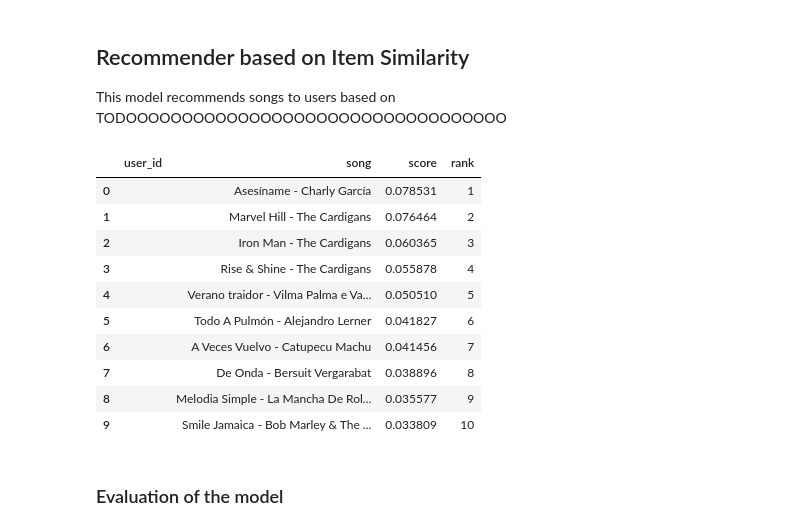
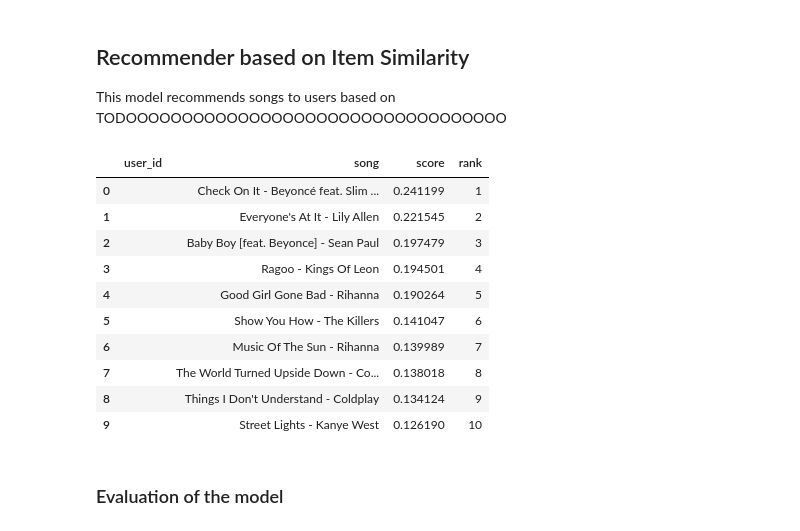
Before and after one commit to PierreChag/fml-spotify-recommendation, a Jupyter notebook: Recommender.ipynb, the cells around one changed output. Drawn from its saved outputs; the diff is of its cells as text; code cells hidden in the pictures.

```diff
--- a/Recommender.ipynb
+++ b/Recommender.ipynb
@@ -120,20 +125,20 @@ This model recommends songs to users based on TODOOOOOOOOOOOOOOOOOOOOOOOOOOOOOOO
 # %%
 reco_sim = Recommenders.ItemSimilarityRecommender(df_test, seed, sample_fraction)
 
-# Example with user ee7aa84c164038c963cfd02a7e52a5598aa470c3
-reco_sim.recommend('ee7aa84c164038c963cfd02a7e52a5598aa470c3', 10)[0]
+# Example with user ca055b9072e5a68d89f42099869213404f56a981
+reco_sim.recommend('ca055b9072e5a68d89f42099869213404f56a981', 10)[0]
 # %% [output]
 |  | user_id | song | score | rank |
-| 0 |  | Asesíname - Charly García | 0.078531 | 1 |
-| 1 |  | Marvel Hill - The Cardigans | 0.076464 | 2 |
-| 2 |  | Iron Man - The Cardigans | 0.060365 | 3 |
-| 3 |  | Rise & Shine - The Cardigans | 0.055878 | 4 |
-| 4 |  | Verano traidor - Vilma Palma e Va... | 0.050510 | 5 |
-| 5 |  | Todo A Pulmón - Alejandro Lerner | 0.041827 | 6 |
-| 6 |  | A Veces Vuelvo - Catupecu Machu | 0.041456 | 7 |
-| 7 |  | De Onda - Bersuit Vergarabat | 0.038896 | 8 |
-| 8 |  | Melodia Simple - La Mancha De Rol... | 0.035577 | 9 |
-| 9 |  | Smile Jamaica - Bob Marley & The ... | 0.033809 | 10 |
+| 0 |  | Check On It - Beyoncé feat. Slim ... | 0.241199 | 1 |
+| 1 |  | Everyone's At It - Lily Allen | 0.221545 | 2 |
+| 2 |  | Baby Boy [feat. Beyonce] - Sean Paul | 0.197479 | 3 |
+| 3 |  | Ragoo - Kings Of Leon | 0.194501 | 4 |
+| 4 |  | Good Girl Gone Bad - Rihanna | 0.190264 | 5 |
+| 5 |  | Show You How - The Killers | 0.141047 | 6 |
+| 6 |  | Music Of The Sun - Rihanna | 0.139989 | 7 |
+| 7 |  | The World Turned Upside Down - Co... | 0.138018 | 8 |
+| 8 |  | Things I Don't Understand - Coldplay | 0.134124 | 9 |
+| 9 |  | Street Lights - Kanye West | 0.126190 | 10 |
 # %% [markdown]
 ### Evaluation of the model
 # %%
```
Also changed, not shown: parts of 6 cells of this notebook, 1 other file.
